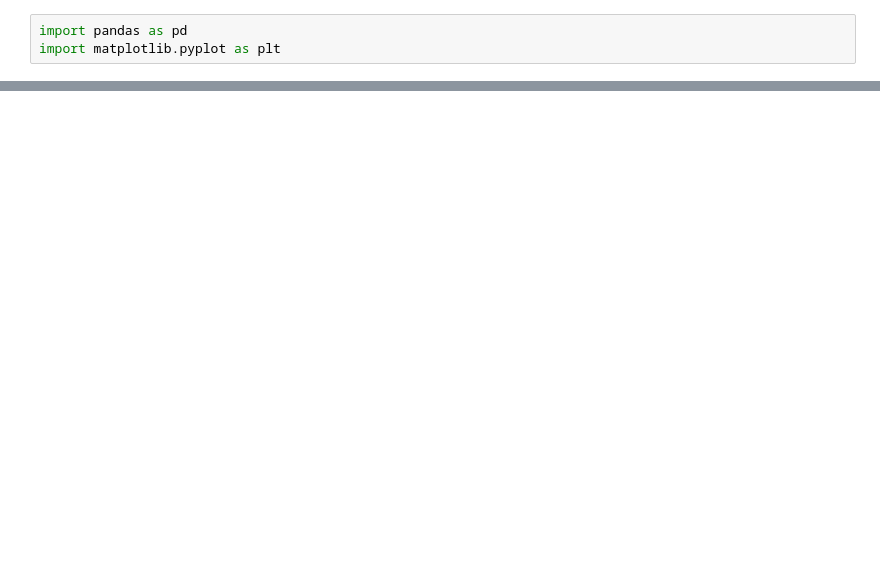
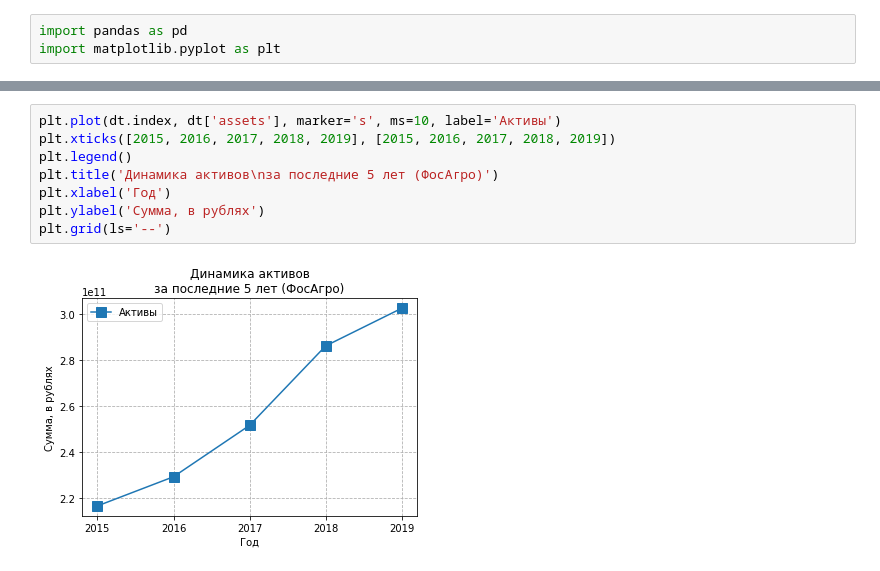
Before and after one commit to young-investors/CA, a Jupyter notebook: sources/fosagro/notebooks/notebook.ipynb, the cells around one changed output, grey strips where cells are left out. Drawn from its saved outputs; the diff is of its cells as text; blank space fills up the shorter version.

```diff
--- a/sources/fosagro/notebooks/notebook.ipynb
+++ b/sources/fosagro/notebooks/notebook.ipynb
@@ -21,0 +33,10 @@ plt.bar(dt.index, dt['revenue'])
+# %%
+plt.plot(dt.index, dt['assets'], marker='s', ms=10, label='Активы')
+plt.xticks([2015, 2016, 2017, 2018, 2019], [2015, 2016, 2017, 2018, 2019])
+plt.legend()
+plt.title('Динамика активов\nза последние 5 лет (ФосАгро)')
+plt.xlabel('Год')
+plt.ylabel('Сумма, в рублях')
+plt.grid(ls='--')
+# %% [output]
+[figure, added]
```
Also changed, not shown: parts of 21 cells of this notebook.
